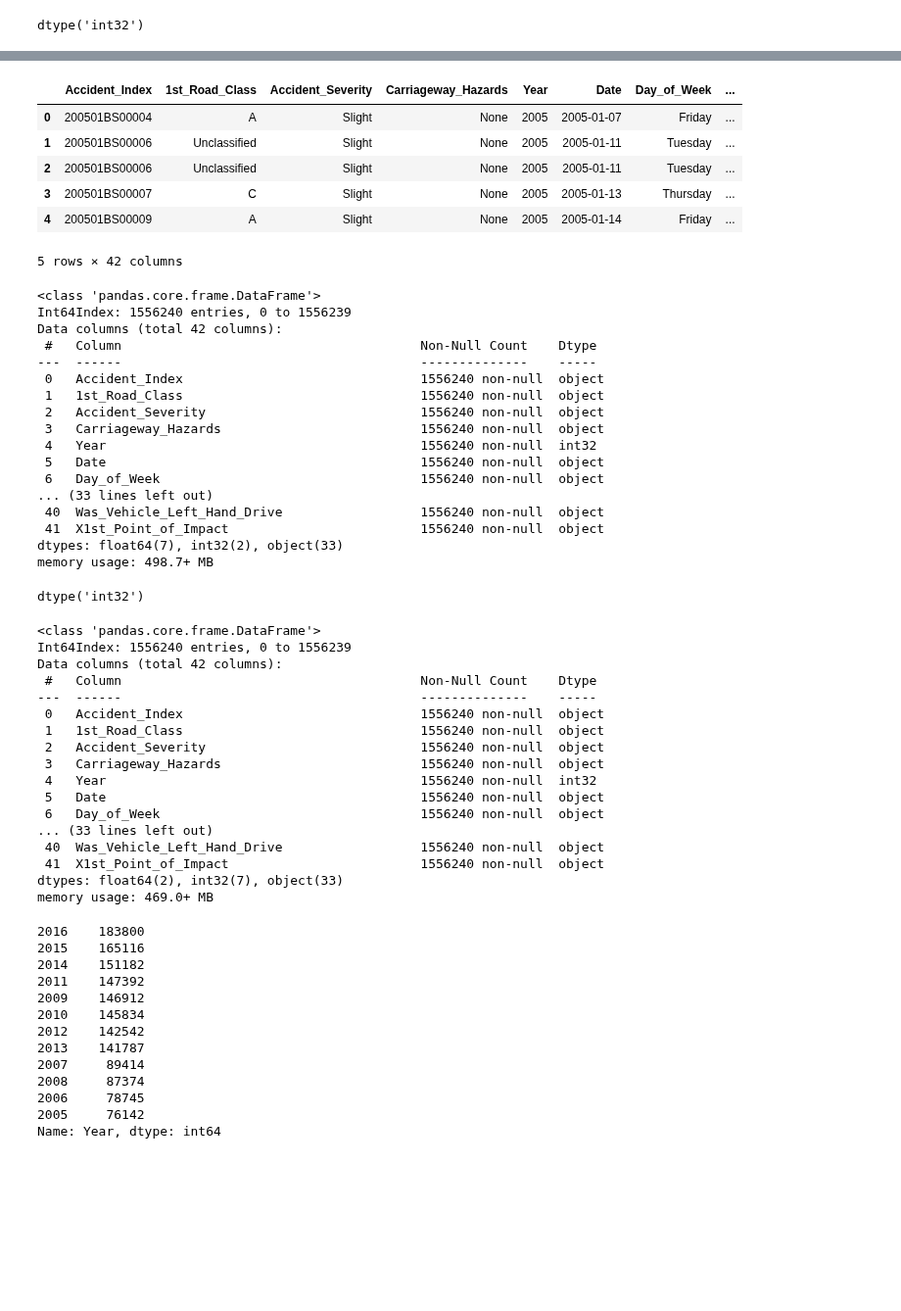
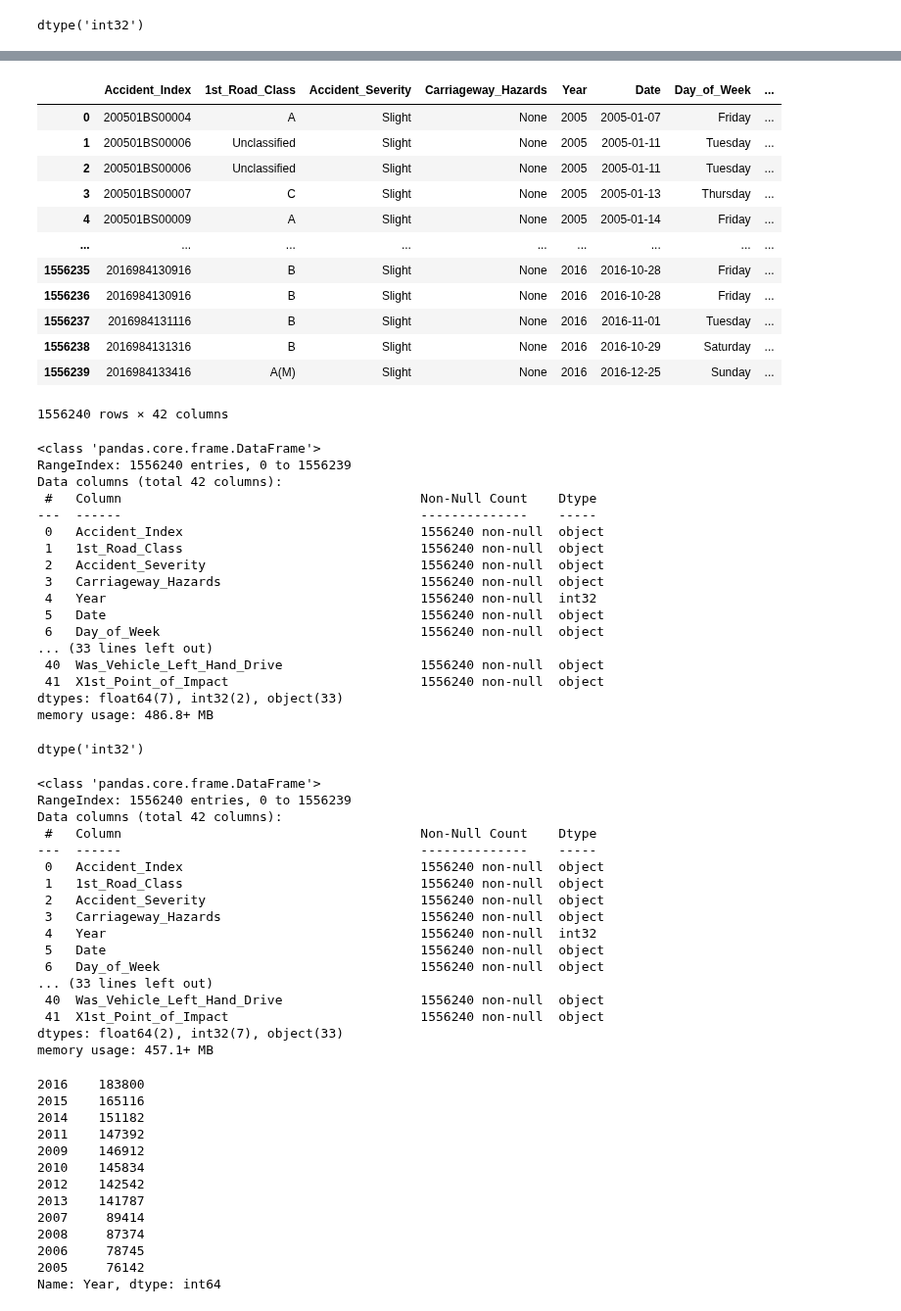
Before and after one commit to Garywtne/Team_Project_One, a Jupyter notebook: 01_data_retrieval_step_2.ipynb, the cells around one changed output, grey strips where cells are left out. Shown at 98% size. Cells and saved outputs as stored; diff of their text form; code cells hidden in the pictures; blank space fills up the shorter version.

```diff
--- a/01_data_retrieval_step_2.ipynb
+++ b/01_data_retrieval_step_2.ipynb
@@ -1097,22 +93,27 @@ len(unwanted_index)
 # %%
 #remove all of the unwanted accident Index's
-newdf1 = newdf.loc[~newdf["Accident_Index"].isin(unwanted_index)]
-
-newdf1.head()
+newdf1 = newdf
+newdf1
 # %% [output]
 |  | Accident_Index | 1st_Road_Class | Accident_Severity | Carriageway_Hazards | Year | Date | Day_of_Week | ... |
 | 0 | 200501BS00004 | A | Slight | None | 2005 | 2005-01-07 | Friday | ... |
 | 1 | 200501BS00006 | Unclassified | Slight | None | 2005 | 2005-01-11 | Tuesday | ... |
 | 2 | 200501BS00006 | Unclassified | Slight | None | 2005 | 2005-01-11 | Tuesday | ... |
 | 3 | 200501BS00007 | C | Slight | None | 2005 | 2005-01-13 | Thursday | ... |
 | 4 | 200501BS00009 | A | Slight | None | 2005 | 2005-01-14 | Friday | ... |
+| ... | ... | ... | ... | ... | ... | ... | ... | ... |
+| 1556235 | 2016984130916 | B | Slight | None | 2016 | 2016-10-28 | Friday | ... |
+| 1556236 | 2016984130916 | B | Slight | None | 2016 | 2016-10-28 | Friday | ... |
+| 1556237 | 2016984131116 | B | Slight | None | 2016 | 2016-11-01 | Tuesday | ... |
+| 1556238 | 2016984131316 | B | Slight | None | 2016 | 2016-10-29 | Saturday | ... |
+| 1556239 | 2016984133416 | A(M) | Slight | None | 2016 | 2016-12-25 | Sunday | ... |
-5 rows × 42 columns
+1556240 rows × 42 columns
 # %%
 #review data types and numbers
 newdf1.info()
 # %% [output]
 <class 'pandas.core.frame.DataFrame'>
-Int64Index: 1556240 entries, 0 to 1556239
+RangeIndex: 1556240 entries, 0 to 1556239
 Data columns (total 42 columns):
  #   Column                                       Non-Null Count    Dtype
 ---  ------                                       --------------    -----
@@ -1127,7 +128,7 @@ Data columns (total 42 columns):
  40  Was_Vehicle_Left_Hand_Drive                  1556240 non-null  object
  41  X1st_Point_of_Impact                         1556240 non-null  object
 dtypes: float64(7), int32(2), object(33)
-memory usage: 498.7+ MB
+memory usage: 486.8+ MB
 # %%
 # change dataypes
 newdf1['Number_of_Casualties'] = newdf1['Number_of_Casualties'].astype("int")
@@ -1145,7 +146,7 @@ newdf1['Engine_Capacity_.CC.'] = newdf1['Engine_Capacity_.CC.'].astype("int")
 newdf1.info()
 # %% [output]
 <class 'pandas.core.frame.DataFrame'>
-Int64Index: 1556240 entries, 0 to 1556239
+RangeIndex: 1556240 entries, 0 to 1556239
 Data columns (total 42 columns):
  #   Column                                       Non-Null Count    Dtype
 ---  ------                                       --------------    -----
@@ -1160,7 +161,7 @@ Data columns (total 42 columns):
  40  Was_Vehicle_Left_Hand_Drive                  1556240 non-null  object
  41  X1st_Point_of_Impact                         1556240 non-null  object
 dtypes: float64(2), int32(7), object(33)
-memory usage: 469.0+ MB
+memory usage: 457.1+ MB
 # %%
 #check index numbers per year
 newdf1['Year'].value_counts()
```
Also changed, not shown: parts of 10 cells of this notebook, 4 other files.
